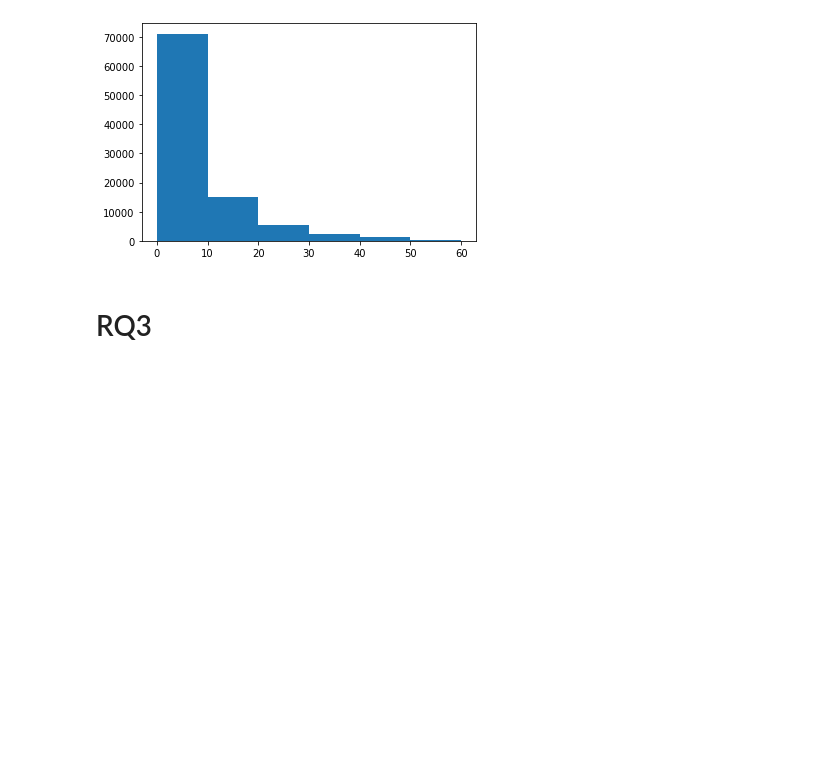
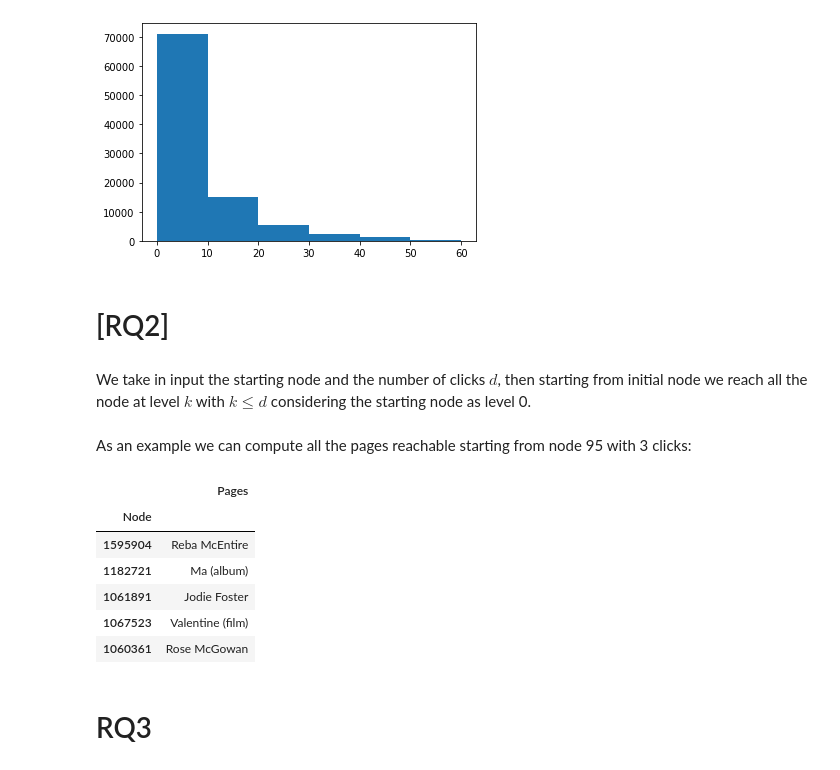
Before and after one commit to AntonioZappia/ADM-HW5, a Jupyter notebook: ADM-HW5--New.ipynb, the cells around one changed output. Cells and saved outputs as stored; diff of their text form; code cells hidden in the pictures; blank space fills up the shorter version.

```diff
--- a/ADM-HW5--New.ipynb
+++ b/ADM-HW5--New.ipynb
@@ -327,6 +273,32 @@ def plot_degree_dist(graph):
 plot_degree_dist(G)
 # %% [output]
 [figure]
+# %% [markdown]
+# [RQ2]
+# %% [markdown]
+We take in input the starting node and the number of clicks $d$, then starting from initial node we reach all the node at level $k$  with $k\leq d$ considering the starting node as level 0.
+# %%
+def clicks(graph, start_node, depth):
+    visited = [start_node] #the starting node is the first visited node
+    for i in range(depth): #until level d
+        all_visited =[] # all the nodes visited
+        for node in visited:
+            for nbr in graph[node]: #for all the neighborhood  of node
+                all_visited.append(nbr)  #save the neighborhood in the list
+        visited = all_visited#saving all the neighborhood
+    return set(all_visited) #returning a set to avoid ripetitions
+# %% [markdown]
+As an example we can compute all the pages reachable starting from node 95 with 3 clicks:
+# %%
+data_name.iloc[list(clicks(G, 95, 3))].head()
+# %% [output]
+|  | Pages |
+| Node |  |
+| 1595904 | Reba McEntire |
+| 1182721 | Ma (album) |
+| 1061891 | Jodie Foster |
+| 1067523 | Valentine (film) |
+| 1060361 | Rose McGowan |
 # %% [markdown]
 # RQ3
 # %%
```
Also changed, not shown: parts of 22 cells of this notebook.
